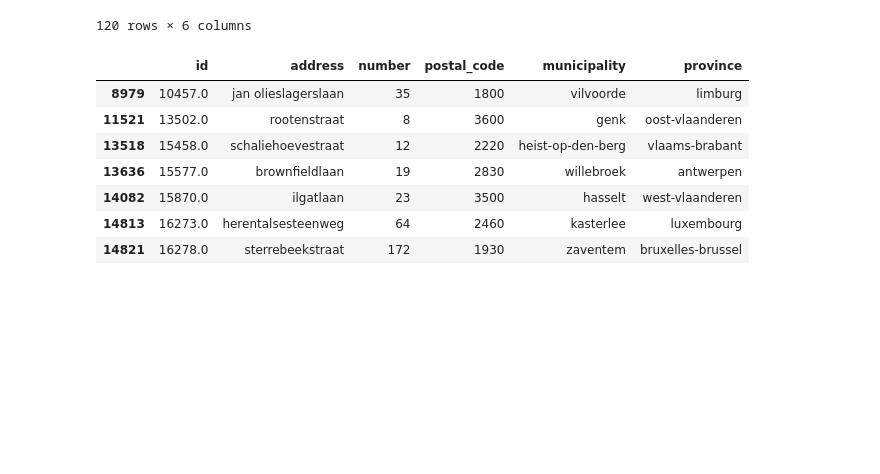
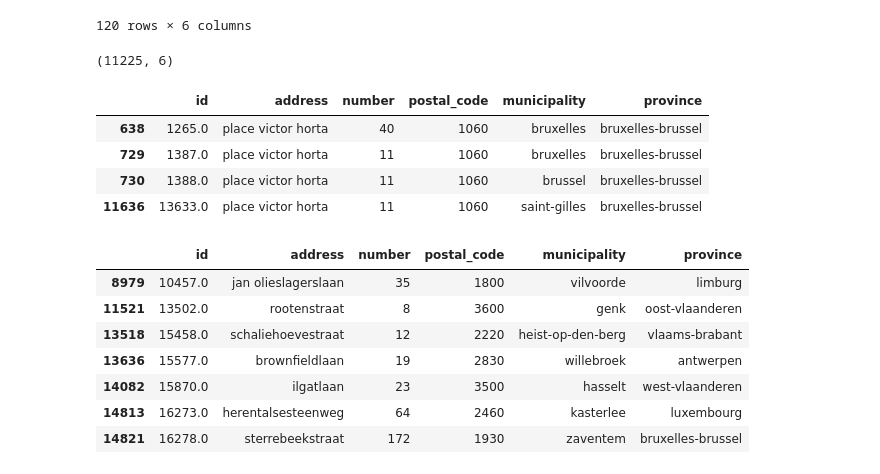
Before and after one commit to Yiannis7918/MDA-Project, a Jupyter notebook: Coordinates.ipynb, the cells around one changed output. Cells and saved outputs as stored; diff of their text form; code cells hidden in the pictures; blank space fills up the shorter version.

```diff
--- a/Coordinates.ipynb
+++ b/Coordinates.ipynb
@@ -123,6 +143,18 @@ aed_loc[aed_loc.duplicated(["address","number","postal_code","province"])]
 | 15192 | 16629.0 | avenue du boulevard | 21 | 1210 | saint-josse-ten-noode | bruxelles-brussel |
 | 15194 | 16631.0 | smekenstraat | 12 | 2390 | oostmalle | antwerpen |
 120 rows × 6 columns
+# %%
+aed_loc.shape
+# %% [output]
+(11225, 6)
+# %%
+aed_loc[aed_loc["address"]=="place victor horta"]
+# %% [output]
+|  | id | address | number | postal_code | municipality | province |
+| 638 | 1265.0 | place victor horta | 40 | 1060 | bruxelles | bruxelles-brussel |
+| 729 | 1387.0 | place victor horta | 11 | 1060 | bruxelles | bruxelles-brussel |
+| 730 | 1388.0 | place victor horta | 11 | 1060 | brussel | bruxelles-brussel |
+| 11636 | 13633.0 | place victor horta | 11 | 1060 | saint-gilles | bruxelles-brussel |
 # %%
 aed_loc.drop_duplicates(["address","number","postal_code","province"], inplace=True)
 # %%
```
Also changed, not shown: parts of 6 cells of this notebook.
